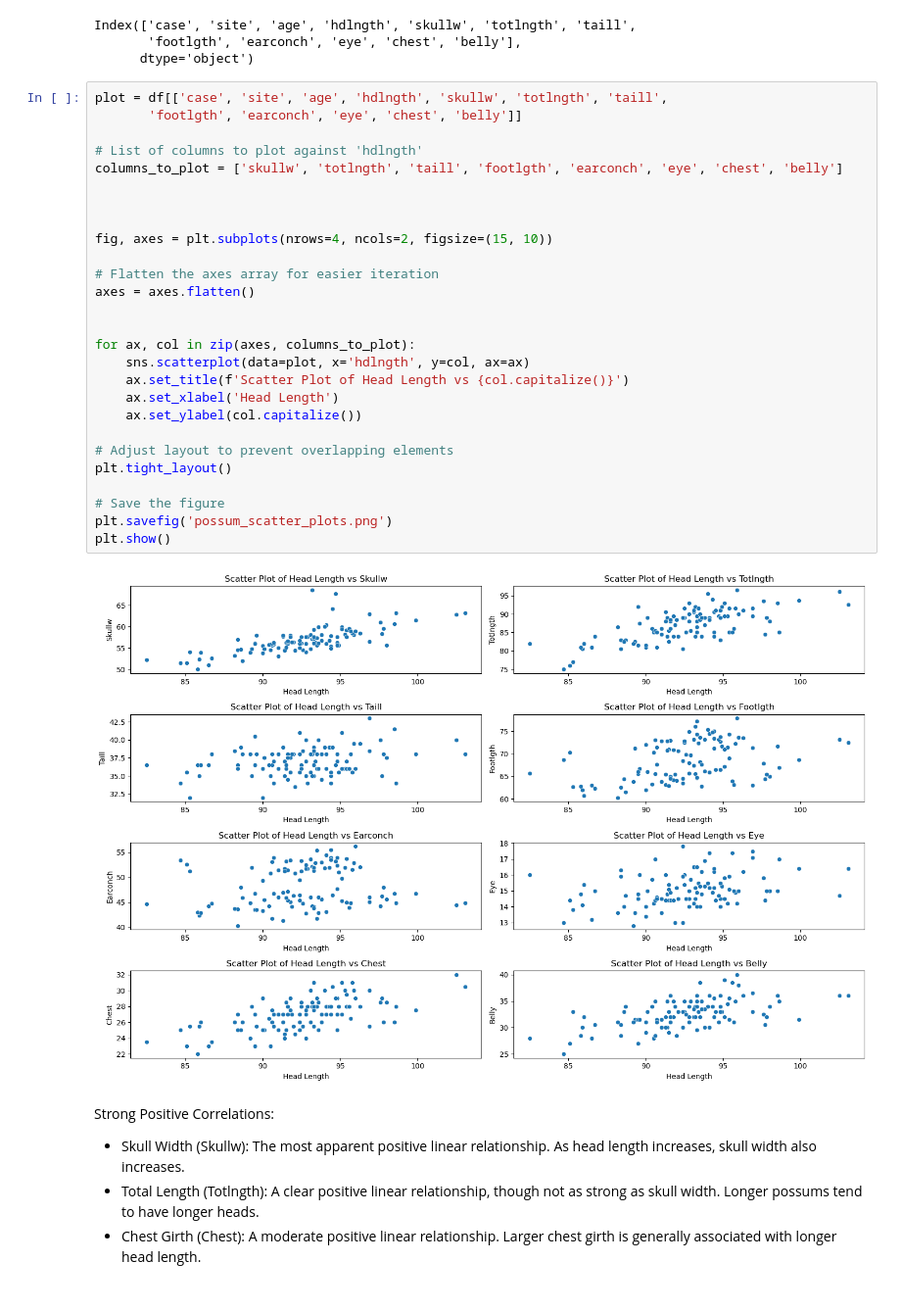
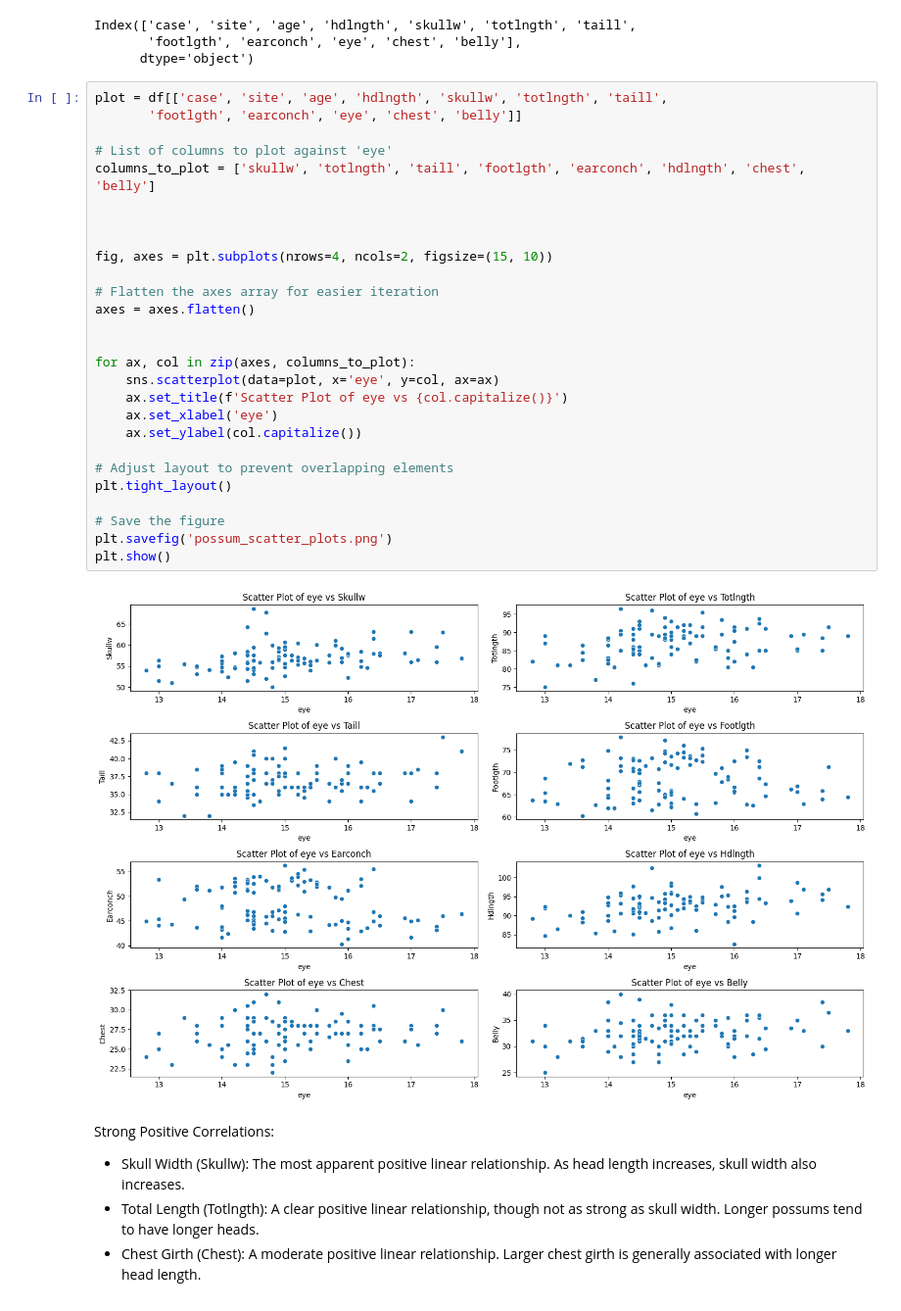
Before and after one commit to Chukwuebuka-2003/possum_prediction, a Jupyter notebook: prediction.ipynb, the cells around one changed output. Shown at 98% size. Drawn from its saved outputs; the diff is of its cells as text.

```diff
--- a/prediction.ipynb
+++ b/prediction.ipynb
@@ -182,32 +182,32 @@ Index(['case', 'site', 'age', 'hdlngth', 'skullw', 'totlngth', 'taill',
 # %%
 plot = df[['case', 'site', 'age', 'hdlngth', 'skullw', 'totlngth', 'taill',
        'footlgth', 'earconch', 'eye', 'chest', 'belly']]
 
-# List of columns to plot against 'hdlngth'
-columns_to_plot = ['skullw', 'totlngth', 'taill', 'footlgth', 'earconch', 'eye', 'chest', 'belly']
+# List of columns to plot against 'eye'
+columns_to_plot = ['skullw', 'totlngth', 'taill', 'footlgth', 'earconch', 'hdlngth', 'chest', 'belly']
 
 
 
 fig, axes = plt.subplots(nrows=4, ncols=2, figsize=(15, 10))
 
 # Flatten the axes array for easier iteration
 axes = axes.flatten()
 
 
 for ax, col in zip(axes, columns_to_plot):
-    sns.scatterplot(data=plot, x='hdlngth', y=col, ax=ax)
-    ax.set_title(f'Scatter Plot of Head Length vs {col.capitalize()}')
-    ax.set_xlabel('Head Length')
+    sns.scatterplot(data=plot, x='eye', y=col, ax=ax)
+    ax.set_title(f'Scatter Plot of eye vs {col.capitalize()}')
+    ax.set_xlabel('eye')
     ax.set_ylabel(col.capitalize())
 
 # Adjust layout to prevent overlapping elements
 plt.tight_layout()
 
 # Save the figure
 plt.savefig('possum_scatter_plots.png')
 plt.show()
 # %% [output]
-[figure, old version]
+[figure, new version]
 # %% [markdown]
 Strong Positive Correlations:
 - Skull Width (Skullw): The most apparent positive linear relationship. As head length increases, skull width also increases.
```
Also changed, not shown: parts of 23 cells of this notebook, 1 other file.
